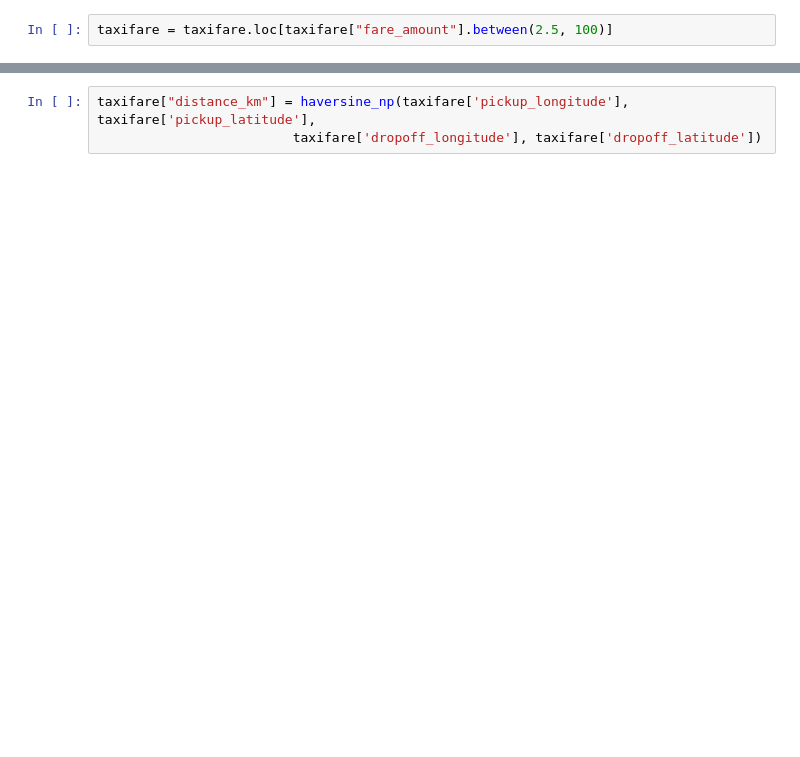
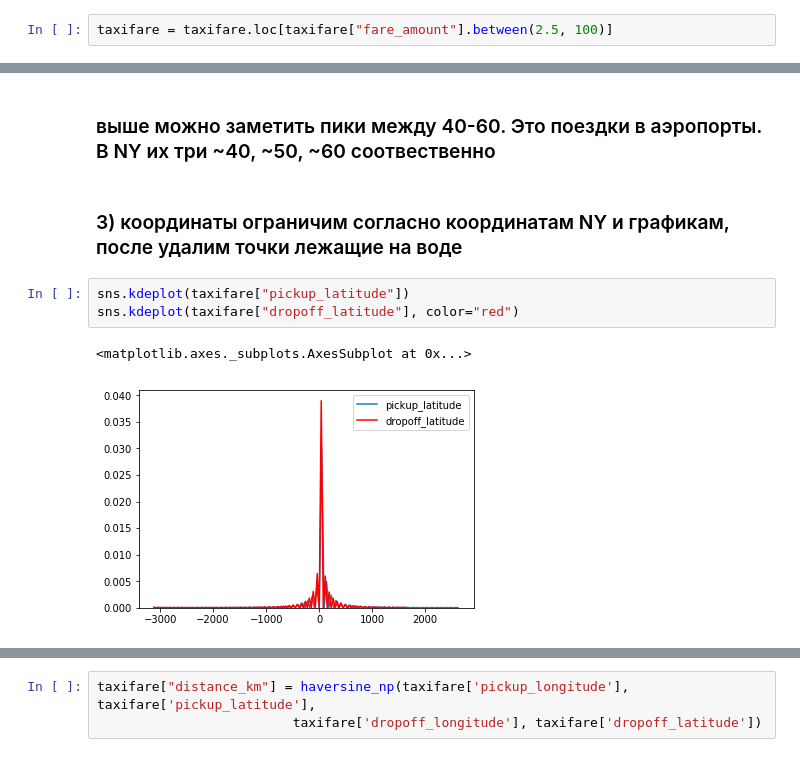
Before and after one commit to MetalKefir/ML, a Jupyter notebook: taxifare/Taxi.ipynb, the cells around one changed output, grey strips where cells are left out. Saved outputs shown, nothing was run; the diff lists cells and outputs as text; blank space fills up the shorter version.

```diff
--- a/taxifare/Taxi.ipynb
+++ b/taxifare/Taxi.ipynb
@@ -118,0 +112,10 @@ taxifare = taxifare.loc[taxifare["fare_amount"].between(2.5, 100)]
+# %% [markdown]
+### выше можно заметить пики между 40-60. Это поездки в аэропорты. В NY их три ~40, ~50, ~60 соотвественно
+# %% [markdown]
+### 3) координаты ограничим согласно координатам NY и графикам, после удалим точки лежащие на воде
+# %%
+sns.kdeplot(taxifare["pickup_latitude"])
+sns.kdeplot(taxifare["dropoff_latitude"], color="red")
+# %% [output]
+<matplotlib.axes._subplots.AxesSubplot at 0x...>
+[figure, added]
```
Also changed, not shown: parts of 96 cells of this notebook, 2 other files.
